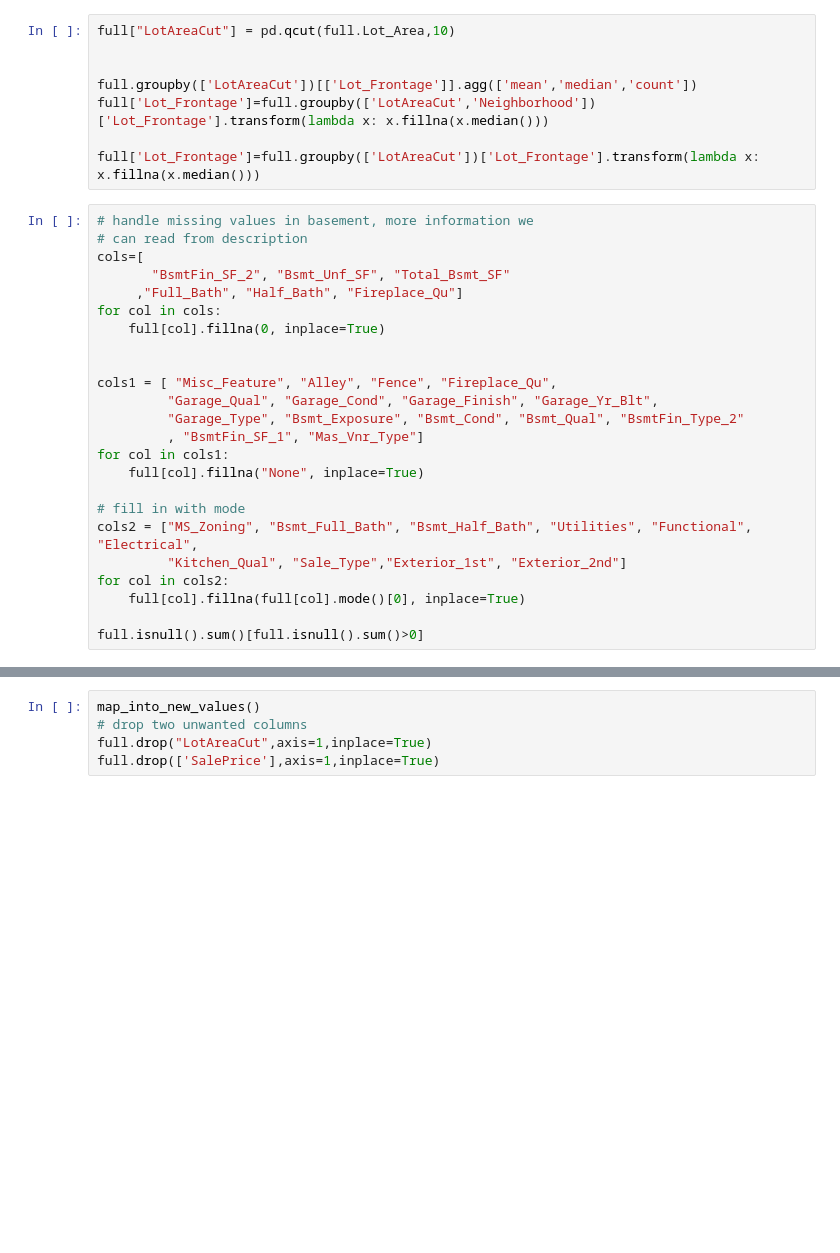
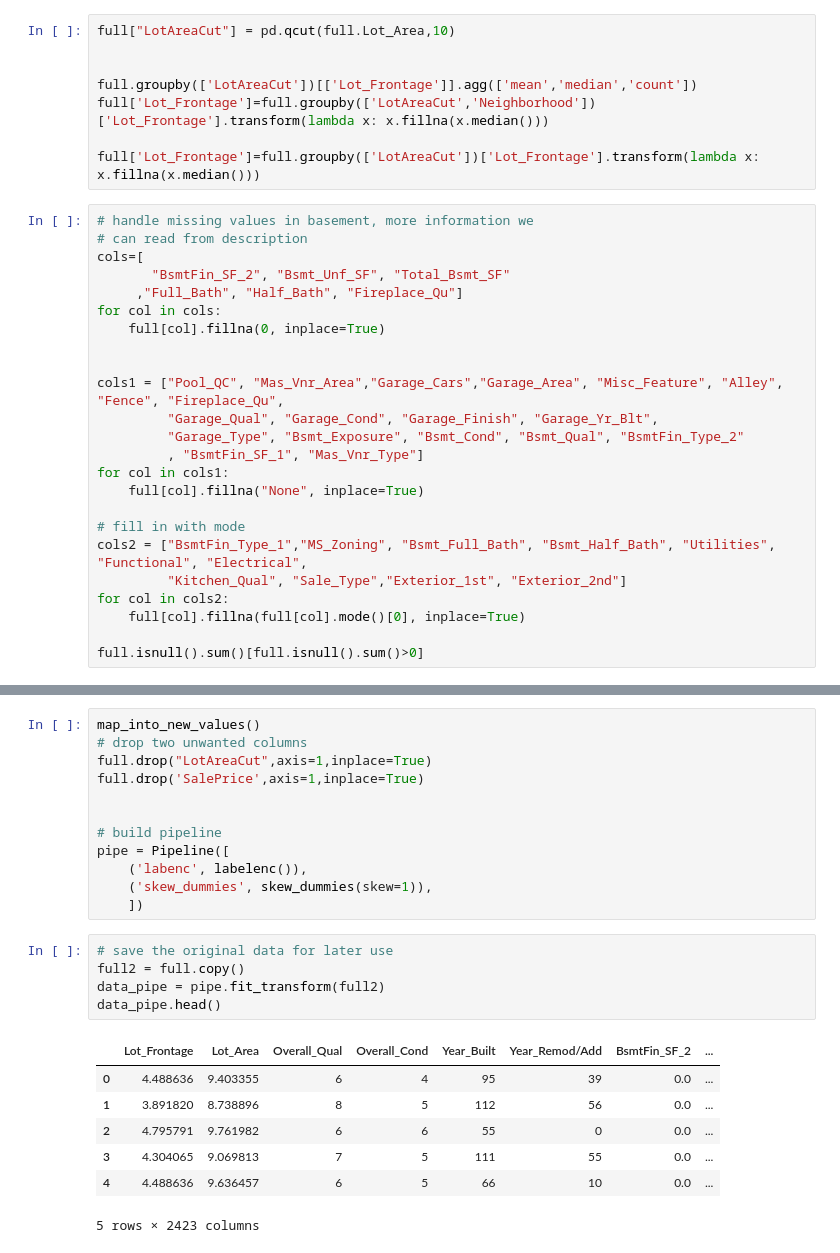
Before and after one commit to greatabel/PythonProjectLearn, a Jupyter notebook: b6969price_predict/Assignment2.ipynb, the cells around one changed output, grey strips where cells are left out. Saved outputs shown, nothing was run; the diff lists cells and outputs as text; blank space fills up the shorter version.

```diff
--- a/b6969price_predict/Assignment2.ipynb
+++ b/b6969price_predict/Assignment2.ipynb
@@ -210,7 +228,7 @@ for col in cols:
     full[col].fillna(0, inplace=True)
 
 
-cols1 = [ "Misc_Feature", "Alley", "Fence", "Fireplace_Qu",
+cols1 = ["Pool_QC", "Mas_Vnr_Area","Garage_Cars","Garage_Area", "Misc_Feature", "Alley", "Fence", "Fireplace_Qu",
          "Garage_Qual", "Garage_Cond", "Garage_Finish", "Garage_Yr_Blt",
          "Garage_Type", "Bsmt_Exposure", "Bsmt_Cond", "Bsmt_Qual", "BsmtFin_Type_2"
          , "BsmtFin_SF_1", "Mas_Vnr_Type"]
@@ -218,7 +236,7 @@ for col in cols1:
     full[col].fillna("None", inplace=True)
 
 # fill in with mode
-cols2 = ["MS_Zoning", "Bsmt_Full_Bath", "Bsmt_Half_Bath", "Utilities", "Functional", "Electrical",
+cols2 = ["BsmtFin_Type_1","MS_Zoning", "Bsmt_Full_Bath", "Bsmt_Half_Bath", "Utilities", "Functional", "Electrical",
          "Kitchen_Qual", "Sale_Type","Exterior_1st", "Exterior_2nd"]
 for col in cols2:
     full[col].fillna(full[col].mode()[0], inplace=True)
@@ -350,4 +405,24 @@ def map_into_new_values():
 map_into_new_values()
 # drop two unwanted columns
 full.drop("LotAreaCut",axis=1,inplace=True)
-full.drop(['SalePrice'],axis=1,inplace=True)
+full.drop('SalePrice',axis=1,inplace=True)
+
+
+# build pipeline
+pipe = Pipeline([
+    ('labenc', labelenc()),
+    ('skew_dummies', skew_dummies(skew=1)),
+    ])
+# %%
+# save the original data for later use
+full2 = full.copy()
+data_pipe = pipe.fit_transform(full2)
+data_pipe.head()
+# %% [output]
+|  | Lot_Frontage | Lot_Area | Overall_Qual | Overall_Cond | Year_Built | Year_Remod/Add | BsmtFin_SF_2 | ... |
+| 0 | 4.488636 | 9.403355 | 6 | 4 | 95 | 39 | 0.0 | ... |
+| 1 | 3.891820 | 8.738896 | 8 | 5 | 112 | 56 | 0.0 | ... |
+| 2 | 4.795791 | 9.761982 | 6 | 6 | 55 | 0 | 0.0 | ... |
+| 3 | 4.304065 | 9.069813 | 7 | 5 | 111 | 55 | 0.0 | ... |
+| 4 | 4.488636 | 9.636457 | 6 | 5 | 66 | 10 | 0.0 | ... |
+5 rows × 2423 columns
```
Also changed, not shown: parts of 26 cells of this notebook.
